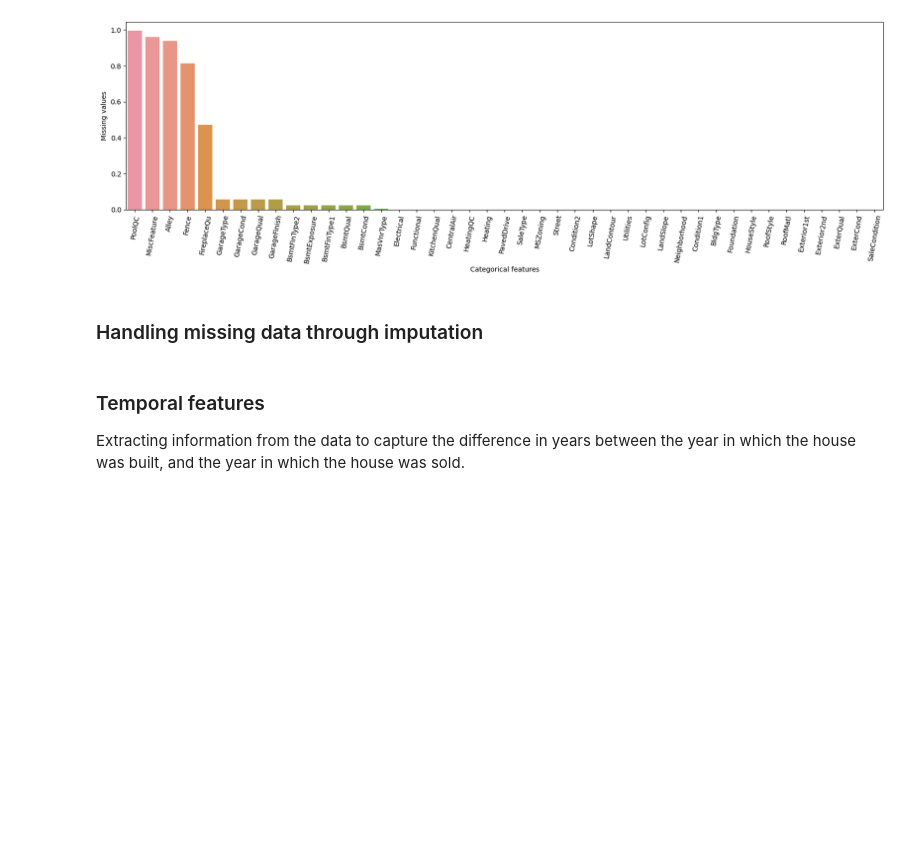
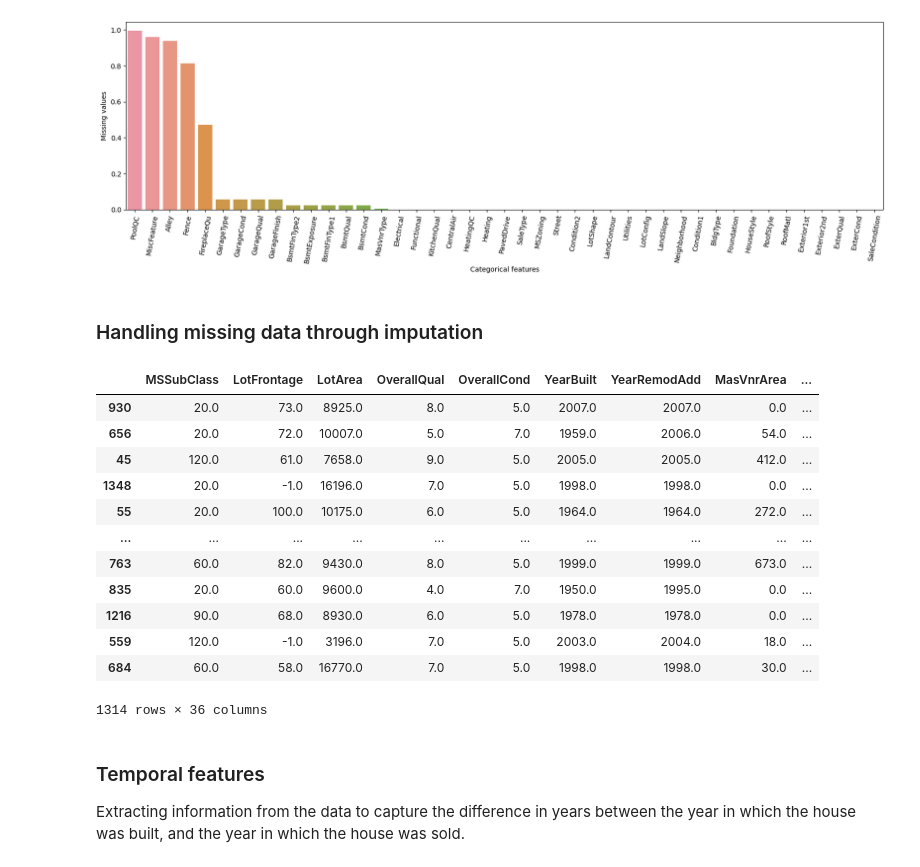
Before and after one commit to anjalisadanandanp/my_notebooks_, a Jupyter notebook: boosting/tutorials/XGBoost.ipynb, the cells around one changed output. Saved outputs shown, nothing was run; the diff lists cells and outputs as text; code cells hidden in the pictures; blank space fills up the shorter version.

```diff
--- a/boosting/tutorials/XGBoost.ipynb
+++ b/boosting/tutorials/XGBoost.ipynb
@@ -231,6 +350,22 @@ X_test['LotFrontage'] = imputer.transform(X_test['LotFrontage'].to_frame())
 imputer = SimpleImputer(strategy='most_frequent')
 X_train[vars_num] = imputer.fit_transform(X_train[vars_num])
 X_test[vars_num] = imputer.transform(X_test[vars_num])
+# %%
+X_train[vars_num]
+# %% [output]
+|  | MSSubClass | LotFrontage | LotArea | OverallQual | OverallCond | YearBuilt | YearRemodAdd | MasVnrArea | ... |
+| 930 | 20.0 | 73.0 | 8925.0 | 8.0 | 5.0 | 2007.0 | 2007.0 | 0.0 | ... |
+| 656 | 20.0 | 72.0 | 10007.0 | 5.0 | 7.0 | 1959.0 | 2006.0 | 54.0 | ... |
+| 45 | 120.0 | 61.0 | 7658.0 | 9.0 | 5.0 | 2005.0 | 2005.0 | 412.0 | ... |
+| 1348 | 20.0 | -1.0 | 16196.0 | 7.0 | 5.0 | 1998.0 | 1998.0 | 0.0 | ... |
+| 55 | 20.0 | 100.0 | 10175.0 | 6.0 | 5.0 | 1964.0 | 1964.0 | 272.0 | ... |
+| ... | ... | ... | ... | ... | ... | ... | ... | ... | ... |
+| 763 | 60.0 | 82.0 | 9430.0 | 8.0 | 5.0 | 1999.0 | 1999.0 | 673.0 | ... |
+| 835 | 20.0 | 60.0 | 9600.0 | 4.0 | 7.0 | 1950.0 | 1995.0 | 0.0 | ... |
+| 1216 | 90.0 | 68.0 | 8930.0 | 6.0 | 5.0 | 1978.0 | 1978.0 | 0.0 | ... |
+| 559 | 120.0 | -1.0 | 3196.0 | 7.0 | 5.0 | 2003.0 | 2004.0 | 18.0 | ... |
+| 684 | 60.0 | 58.0 | 16770.0 | 7.0 | 5.0 | 1998.0 | 1998.0 | 30.0 | ... |
+1314 rows × 36 columns
 # %%
 # Imputate categorical variables
 imputer = SimpleImputer(strategy='constant', fill_value='missing')
```
Also changed, not shown: parts of 9 cells of this notebook, 11 other files.
